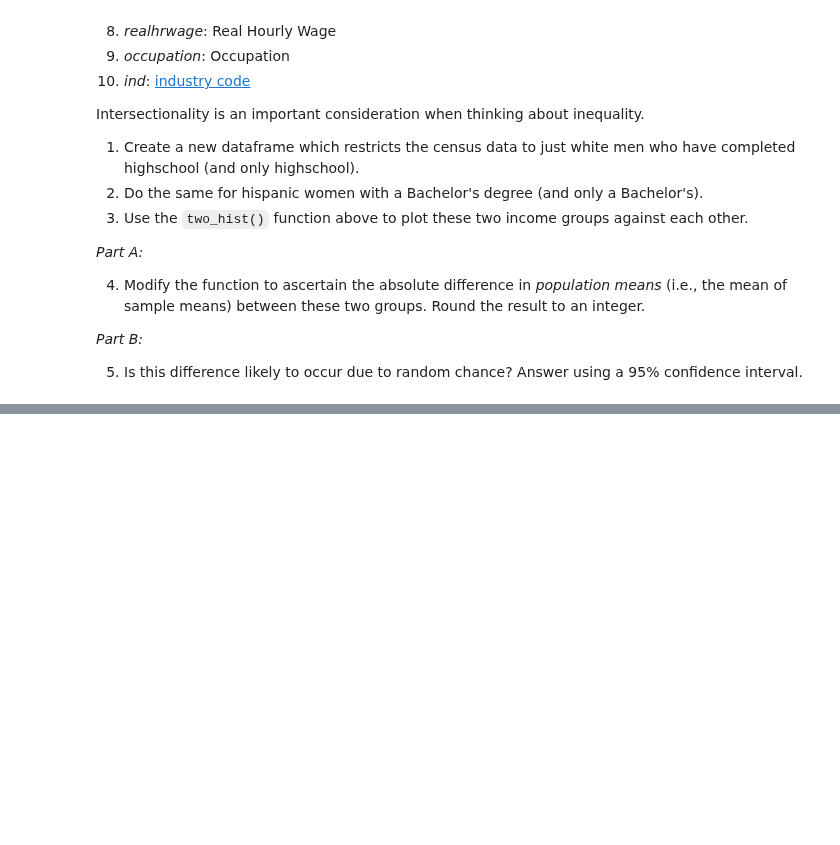
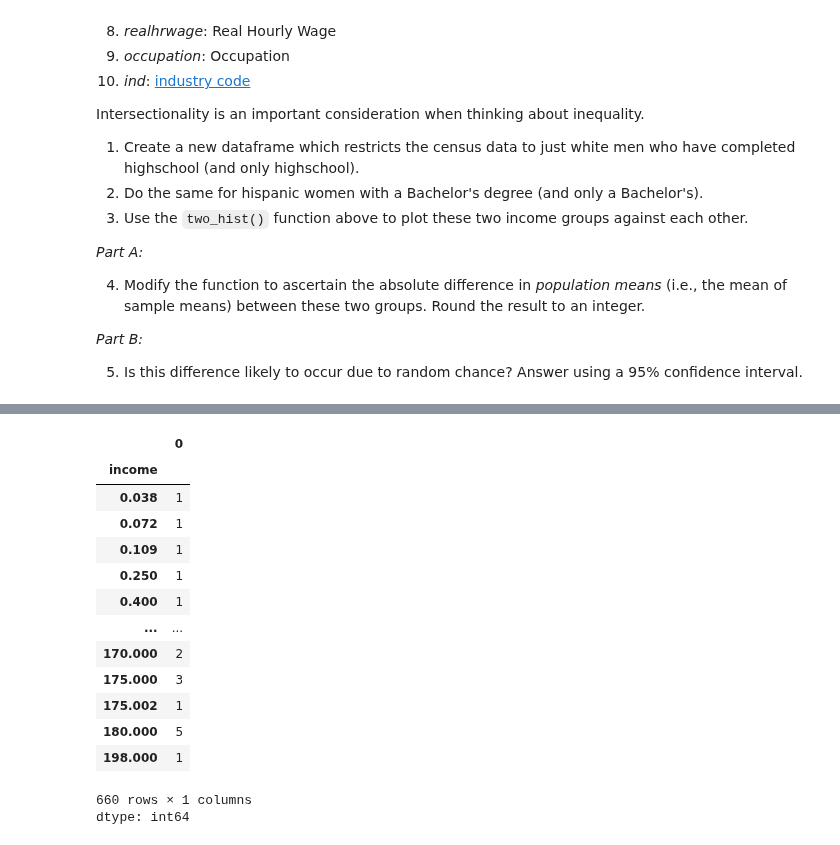
Before and after one commit to Zccarou/QM2, a Jupyter notebook: notebooks/W05. Distributions and Basic Statistics.ipynb, the cells around one changed output, grey strips where cells are left out. Drawn from its saved outputs; the diff is of its cells as text; code cells hidden in the pictures; blank space fills up the shorter version.

```diff
--- a/notebooks/W05. Distributions and Basic Statistics.ipynb
+++ b/notebooks/W05. Distributions and Basic Statistics.ipynb
@@ -636,0 +655,20 @@ Intersectionality is an important consideration when thinking about inequality.
+# %%
+white_male_high_school= df[(df['sex'] == 1) & (df['sch'] == 12) & (df['race']==1)]
+white_male_high_school= white_male_high_school.groupby('income').size()
+white_male_high_school
+# %% [output]
+|  | 0 |
+| income |  |
+| 0.038 | 1 |
+| 0.072 | 1 |
+| 0.109 | 1 |
+| 0.250 | 1 |
+| 0.400 | 1 |
+| ... | ... |
+| 170.000 | 2 |
+| 175.000 | 3 |
+| 175.002 | 1 |
+| 180.000 | 5 |
+| 198.000 | 1 |
+660 rows × 1 columns
+dtype: int64
```
Also changed, not shown: parts of 3 cells of this notebook.
